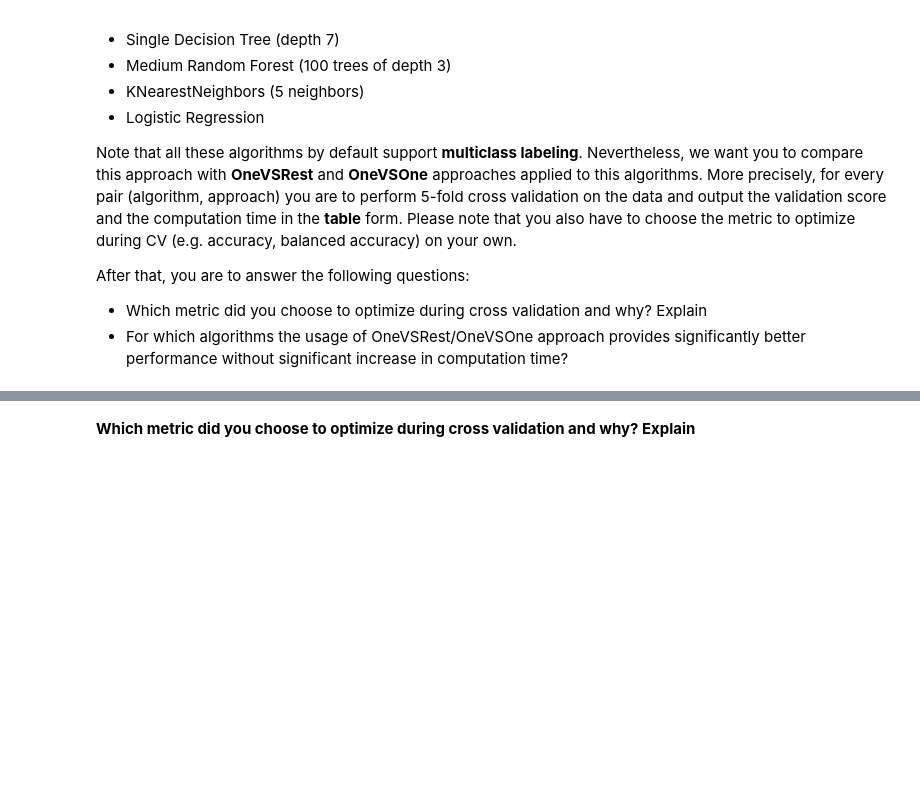
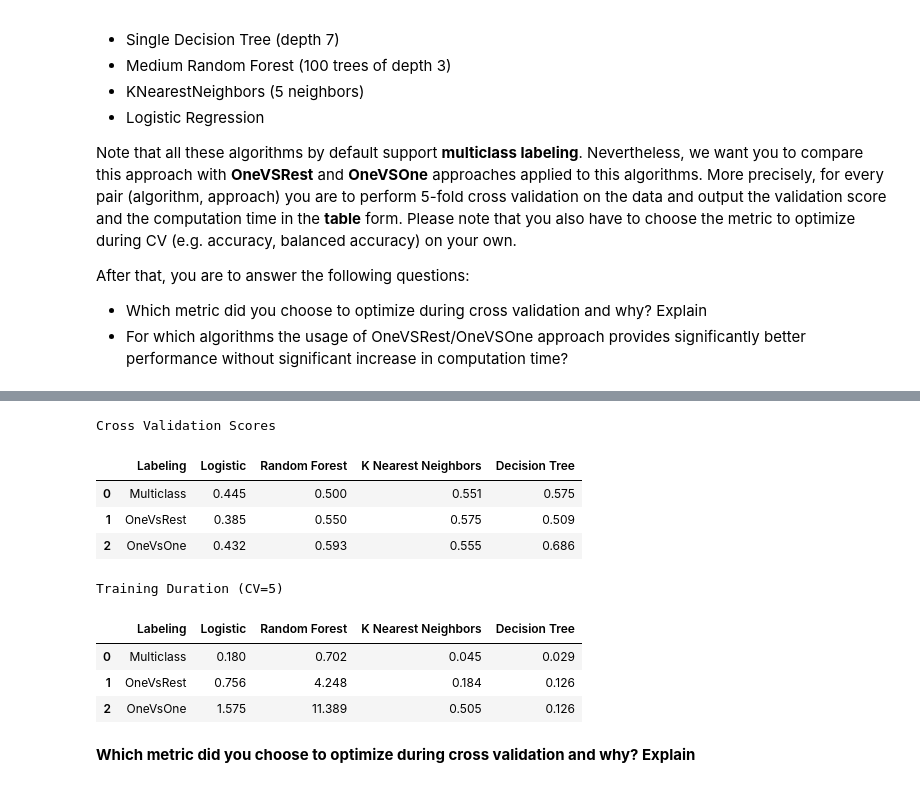
Before and after one commit to purphy42/ML_2023, a Jupyter notebook: HW_1.ipynb, the cells around one changed output, grey strips where cells are left out. Cells and saved outputs as stored; diff of their text form; code cells hidden in the pictures; blank space fills up the shorter version.

```diff
--- a/HW_1.ipynb
+++ b/HW_1.ipynb
@@ -200,7 +199,7 @@ for p, ax in zip(p_values, axes.flat):
     ### BEGIN Solution (do not delete this comment)
 
     z = np.linalg.norm([xx, yy], p, axis=0)
-    ax.contourf(xx, yy, z, levels=np.linspace(0, z.max(), 50), cmap="coolwarm")
+    ax.contourf(xx, yy, z, levels=np.linspace(z.min(), z.max(), 50), cmap="coolwarm")
     ax.contour(xx, yy, z, levels=[1], colors="deeppink")
     caption_cur = r"{$x : | x |_{%g}$ = 1}" % (p)
     ax.annotate(caption_cur, xy=(-0.15,2.5), bbox=dict(facecolor='white', edgecolor='gray',
@@ -336,7 +335,7 @@ pipeline = Pipeline([
                      ])
 
 for parameters, ax, grd in zip(models_parameters, axes.flat, itertools.product([0, 1], repeat=2)):
-  model_fit = GridSearchCV(pipeline, parameters, cv=2, scoring="accuracy", verbose=3, n_jobs=-1)
+  model_fit = GridSearchCV(pipeline, parameters, cv=2, scoring="accuracy", verbose=0, n_jobs=-1)
   model_fit.fit(X, y)
   y_pred = model_fit.predict(X)
   accuracy_cur = accuracy_score(y, y_pred)
@@ -551,9 +552,9 @@ def ada_boost_distribution(y, y_pred_t, distribution, alpha_t):
     """
     ### BEGIN Solution (do not delete this comment)
 
-    distribution = distribution*np.exp(-alpha_t * y * y_pred_t) # updated distribution
+    distribution = distribution * np.exp(-alpha_t * y * y_pred_t) # updated distribution
     C = distribution.sum()
-    distribution = distribution / C
+    distribution /= C
 
     ### END Solution (do not delete this comment)
 
@@ -1253,2 +1241,72 @@ Training Duration (CV=5)
+# %%
+### BEGIN Solution (do not delete this comment)
+
+model_list = [ LogisticRegression(n_jobs=-1, random_state=fixed_state),
+               RandomForestClassifier(n_estimators=100, max_depth=3, n_jobs=-1, random_state=fixed_state),
+               KNeighborsClassifier(n_neighbors=5, n_jobs=-1),
+               DecisionTreeClassifier(max_depth=7, random_state=fixed_state)
+]
+
+score_list = []
+time_list = []
+scorer = make_scorer(balanced_accuracy_score, greater_is_better=True)
+cv_num = 5
+verbose_t = 0
+
+for idx, model in enumerate(model_list):
+  # Data for the multiclass labeling
+  multi_classifier = model
+  time_multi_start = time.perf_counter()
+  multi_score = cross_val_score(multi_classifier, X, y, cv=cv_num, n_jobs=-1, scoring=scorer, verbose=verbose_t)
+  time_multi_end = time.perf_counter()
+  time_multi = time_multi_end - time_multi_start
+
+  # Data for the OneVSRest labeling
+  time_ovr_start = time.perf_counter()
+  ovr_classifier = OneVsRestClassifier(clone(model), n_jobs=-1)
+  ovr_score = cross_val_score(ovr_classifier, X, y, cv=cv_num, n_jobs=-1, scoring=scorer, verbose=verbose_t)
+  time_ovr_end = time.perf_counter()
+  time_ovr = time_ovr_end - time_ovr_start
+
+  # Data for the OneVSOne labeling
+  time_ovo_start = time.perf_counter()
+  ovo_classifier = OneVsOneClassifier(clone(model), n_jobs=-1)
+  ovo_score = cross_val_score(ovo_classifier, X, y, cv=cv_num, n_jobs=-1, scoring=scorer, verbose=verbose_t)
+  time_ovo_end = time.perf_counter()
+  time_ovo = time_ovo_end - time_ovo_start
+
+  # Adding data to list, which will be used for tables construction
+  score_list.append([round(multi_score.mean(),3), round(ovr_score.mean(),3), round(ovo_score.mean(),3)])
+  time_list.append([round(time_multi,3), round(time_ovr,3), round(time_ovo,3)])
+
+score_list = list(map(list, zip(*score_list)))
+time_list = list(map(list, zip(*time_list)))
+labeling_list = ["Multiclass", "OneVsRest", "OneVsOne"]
+
+print("Cross Validation Scores")
+table_score = pd.DataFrame(columns=["Labeling", "Logistic",	"Random Forest",	"K Nearest Neighbors",	"Decision Tree"])
+for i in range(len(score_list)):
+  table_score.loc[i] = [ labeling_list[i] ] + score_list[i]
+display(table_score)
+
+print(2*"\n")
+print("Training Duration (CV=5)")
+table_time = pd.DataFrame(columns=["Labeling", "Logistic",	"Random Forest",	"K Nearest Neighbors",	"Decision Tree"])
+for i in range(len(time_list)):
+  table_time.loc[i] = [ labeling_list[i] ] + time_list[i]
+display(table_time)
+
+### END Solution (do not delete this comment)
+# %% [output]
+Cross Validation Scores
+|  | Labeling | Logistic | Random Forest | K Nearest Neighbors | Decision Tree |
+| 0 | Multiclass | 0.445 | 0.500 | 0.551 | 0.575 |
+| 1 | OneVsRest | 0.385 | 0.550 | 0.575 | 0.509 |
+| 2 | OneVsOne | 0.432 | 0.593 | 0.555 | 0.686 |
+Training Duration (CV=5)
+|  | Labeling | Logistic | Random Forest | K Nearest Neighbors | Decision Tree |
+| 0 | Multiclass | 0.180 | 0.702 | 0.045 | 0.029 |
+| 1 | OneVsRest | 0.756 | 4.248 | 0.184 | 0.126 |
+| 2 | OneVsOne | 1.575 | 11.389 | 0.505 | 0.126 |
 # %% [markdown]
 **Which metric did you choose to optimize during cross validation and why? Explain**
```
Also changed, not shown: parts of 19 cells of this notebook.
